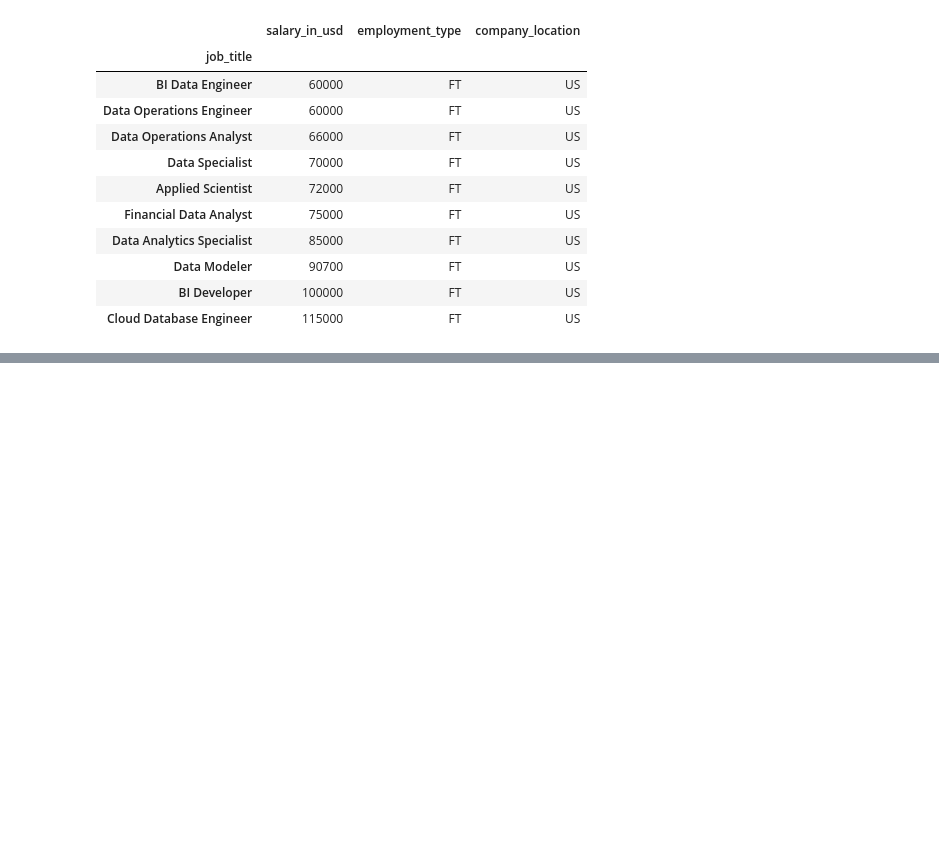
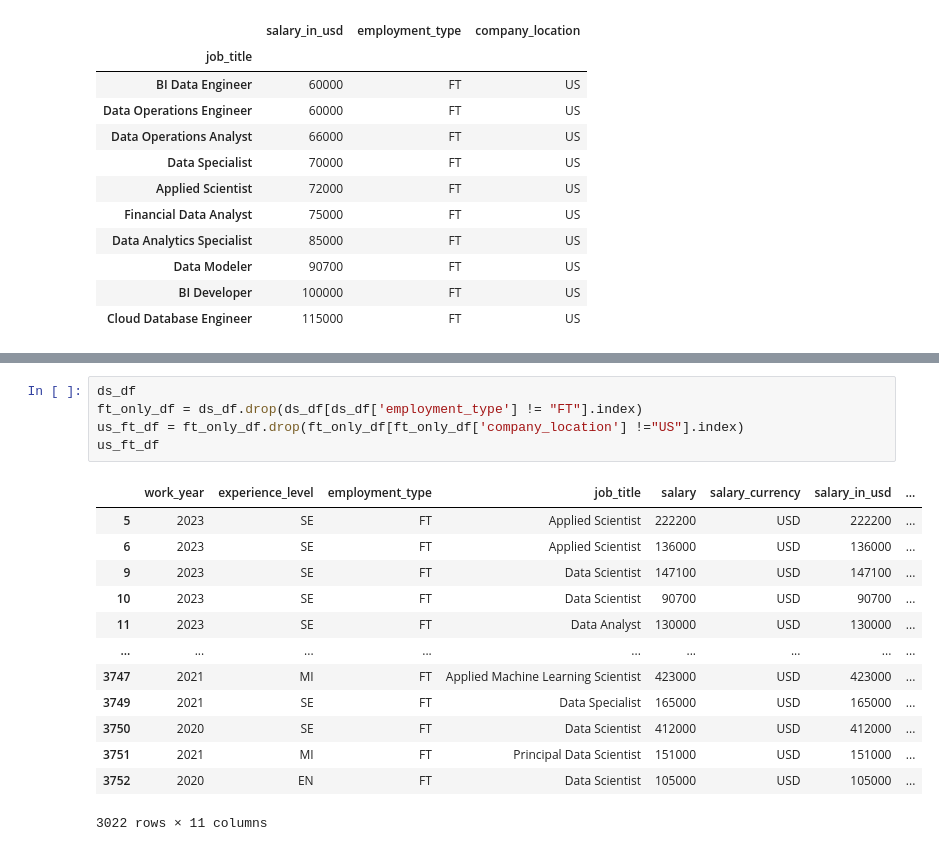
Before and after one commit to joshlynj/ds_salaries, a Jupyter notebook: notebooks/eda.ipynb, the cells around one changed output, grey strips where cells are left out. Cells and saved outputs as stored; diff of their text form; blank space fills up the shorter version.

```diff
--- a/notebooks/eda.ipynb
+++ b/notebooks/eda.ipynb
@@ -235,0 +236,19 @@ Text(0.5, 1.0, 'The 10 Lowest Paid Data Science Jobs (2022-2023)')
+# %%
+ds_df
+ft_only_df = ds_df.drop(ds_df[ds_df['employment_type'] != "FT"].index)
+us_ft_df = ft_only_df.drop(ft_only_df[ft_only_df['company_location'] !="US"].index)
+us_ft_df
+# %% [output]
+|  | work_year | experience_level | employment_type | job_title | salary | salary_currency | salary_in_usd | ... |
+| 5 | 2023 | SE | FT | Applied Scientist | 222200 | USD | 222200 | ... |
+| 6 | 2023 | SE | FT | Applied Scientist | 136000 | USD | 136000 | ... |
+| 9 | 2023 | SE | FT | Data Scientist | 147100 | USD | 147100 | ... |
+| 10 | 2023 | SE | FT | Data Scientist | 90700 | USD | 90700 | ... |
+| 11 | 2023 | SE | FT | Data Analyst | 130000 | USD | 130000 | ... |
+| ... | ... | ... | ... | ... | ... | ... | ... | ... |
+| 3747 | 2021 | MI | FT | Applied Machine Learning Scientist | 423000 | USD | 423000 | ... |
+| 3749 | 2021 | SE | FT | Data Specialist | 165000 | USD | 165000 | ... |
+| 3750 | 2020 | SE | FT | Data Scientist | 412000 | USD | 412000 | ... |
+| 3751 | 2021 | MI | FT | Principal Data Scientist | 151000 | USD | 151000 | ... |
+| 3752 | 2020 | EN | FT | Data Scientist | 105000 | USD | 105000 | ... |
+3022 rows × 11 columns
```
Also changed, not shown: parts of 6 cells of this notebook.
